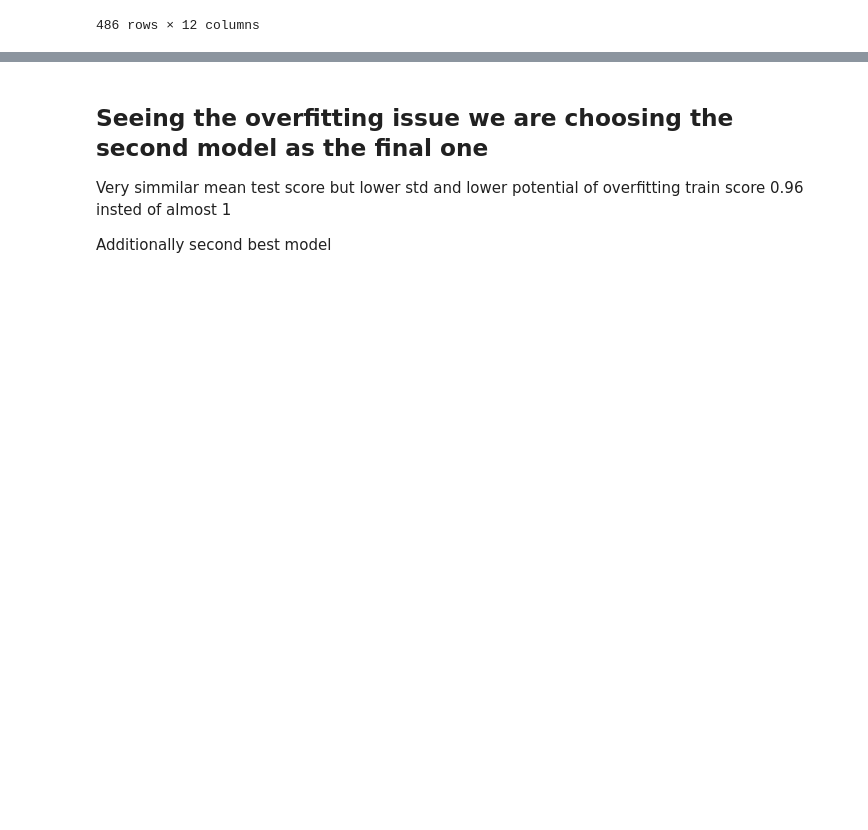
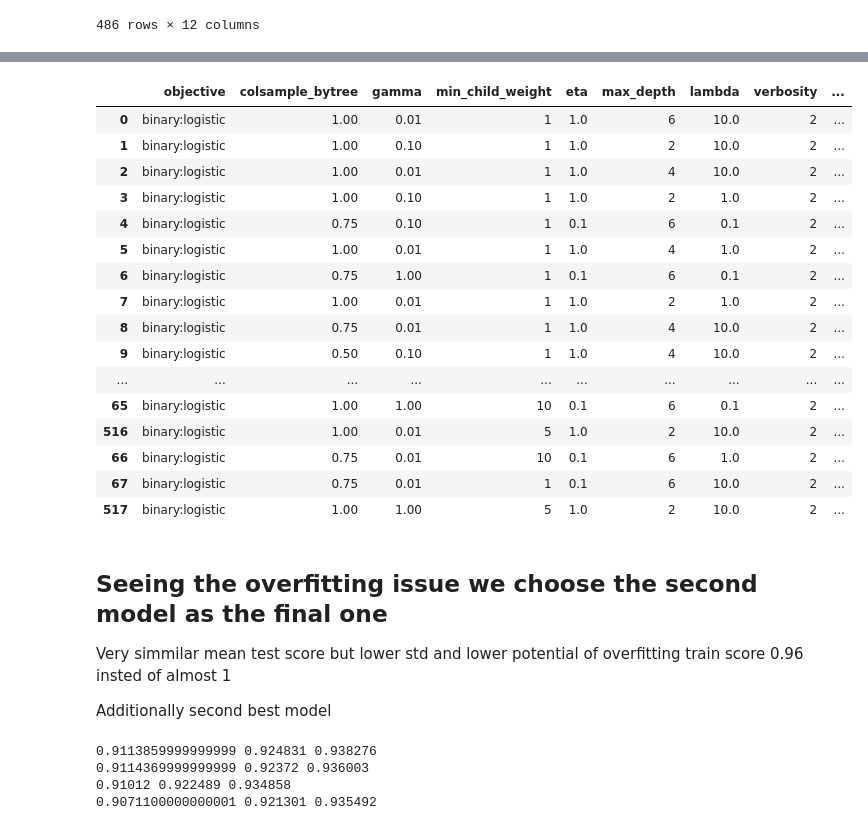
Before and after one commit to jtbandurski/ML-1-Project, a Jupyter notebook: classification/xgboost.ipynb, the cells around one changed output, grey strips where cells are left out. Cells and saved outputs as stored; diff of their text form; code cells hidden in the pictures; blank space fills up the shorter version.

```diff
--- a/classification/xgboost.ipynb
+++ b/classification/xgboost.ipynb
@@ -217,5 +267,39 @@ df.sort_values(ascending=False,by="mean_test_score")
+# %%
+results2 = pd.read_csv('./results/xgb2_metrics_2_10_cv.csv', delimiter=';')
+results3 = pd.read_csv('./results/xgb3_metrics_2_10_cv.csv', delimiter=';')
+results = pd.concat([results2, results3], axis=0, ignore_index=True).sort_values(ascending=False,by="mean_test_score")
+results.head(100)
+# %% [output]
+|  | objective | colsample_bytree | gamma | min_child_weight | eta | max_depth | lambda | verbosity | ... |
+| 0 | binary:logistic | 1.00 | 0.01 | 1 | 1.0 | 6 | 10.0 | 2 | ... |
+| 1 | binary:logistic | 1.00 | 0.10 | 1 | 1.0 | 2 | 10.0 | 2 | ... |
+| 2 | binary:logistic | 1.00 | 0.01 | 1 | 1.0 | 4 | 10.0 | 2 | ... |
+| 3 | binary:logistic | 1.00 | 0.10 | 1 | 1.0 | 2 | 1.0 | 2 | ... |
+| 4 | binary:logistic | 0.75 | 0.10 | 1 | 0.1 | 6 | 0.1 | 2 | ... |
+| 5 | binary:logistic | 1.00 | 0.01 | 1 | 1.0 | 4 | 1.0 | 2 | ... |
+| 6 | binary:logistic | 0.75 | 1.00 | 1 | 0.1 | 6 | 0.1 | 2 | ... |
+| 7 | binary:logistic | 1.00 | 0.01 | 1 | 1.0 | 2 | 1.0 | 2 | ... |
+| 8 | binary:logistic | 0.75 | 0.01 | 1 | 1.0 | 4 | 10.0 | 2 | ... |
+| 9 | binary:logistic | 0.50 | 0.10 | 1 | 1.0 | 4 | 10.0 | 2 | ... |
+| ... | ... | ... | ... | ... | ... | ... | ... | ... | ... |
+| 65 | binary:logistic | 1.00 | 1.00 | 10 | 0.1 | 6 | 0.1 | 2 | ... |
+| 516 | binary:logistic | 1.00 | 0.01 | 5 | 1.0 | 2 | 10.0 | 2 | ... |
+| 66 | binary:logistic | 0.75 | 0.01 | 10 | 0.1 | 6 | 1.0 | 2 | ... |
+| 67 | binary:logistic | 0.75 | 0.01 | 1 | 0.1 | 6 | 10.0 | 2 | ... |
+| 517 | binary:logistic | 1.00 | 1.00 | 5 | 1.0 | 2 | 10.0 | 2 | ... |
 # %% [markdown]
-## Seeing the overfitting issue we are choosing the second model as the final one
+## Seeing the overfitting issue we choose the second model as the final one
 Very simmilar mean test score but lower std and lower potential of overfitting train score 0.96 insted of almost 1
 
 Additionally second best model
+# %%
+# intervals
+means = [0.924831, 0.923720, 0.922489, 0.921301]
+stds = [0.013445, 0.012283, 0.012369, 0.014191]
+for i in range(4):
+    print(means[i]-stds[i], means[i], means[i]+stds[i])
+# %% [output]
+0.9113859999999999 0.924831 0.938276
+0.9114369999999999 0.92372 0.936003
+0.91012 0.922489 0.934858
+0.9071100000000001 0.921301 0.935492
```
Also changed, not shown: parts of 3 cells of this notebook, 1 other file.
